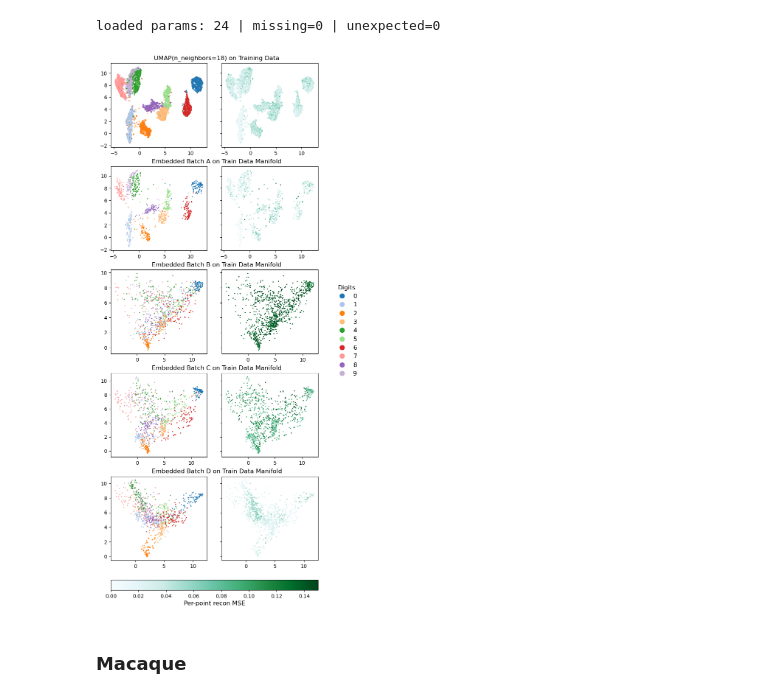
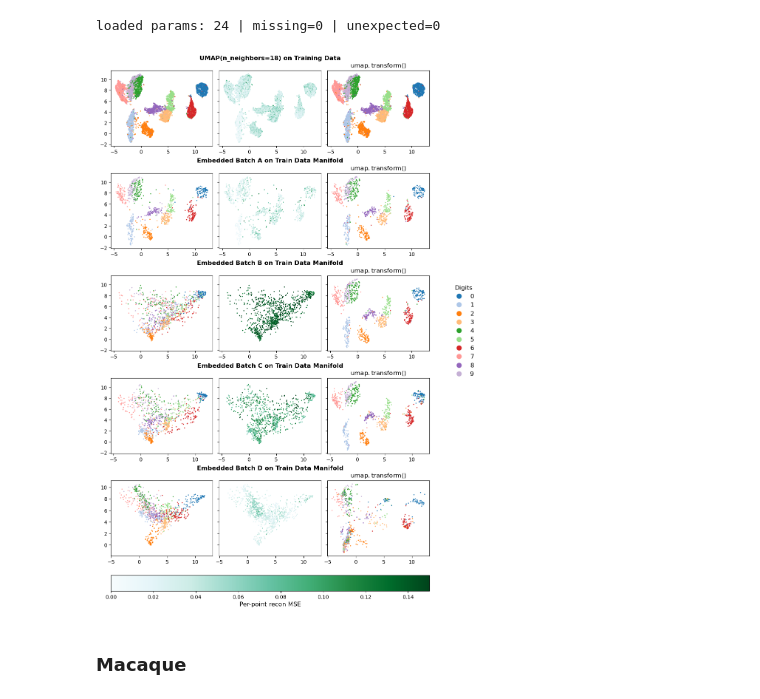
Before and after one commit to DataSlingers/MEDAL, a Jupyter notebook: notebooks/batch_embed.ipynb, the cells around one changed output. Cells and saved outputs as stored; diff of their text form; code cells hidden in the pictures.

```diff
--- a/notebooks/batch_embed.ipynb
+++ b/notebooks/batch_embed.ipynb
@@ -222,8 +223,7 @@ labs = mnist.target.values[:10000]
 test_data = mnist.data.values[10000:11000, :]
 test_labs = mnist.target.values[10000:11000]
 
-scaler = StandardScaler().fit(data)
-X = data/255
+X = data / 255.0
 X, X_A_ho, y, y_A_ho = train_test_split(X, labs, test_size=0.2, random_state=0)
 
 X_test = test_data / 255
@@ -300,12 +296,22 @@ C_recon_loss = np.mean((X_C_recon.detach().numpy() - X_C)**2, axis=1)
 X_D = X_D_aug_demo.reshape(-1, 784)
 X_D_recon, X_D_embed = student_umap(torch.tensor(X_D, dtype=torch.float32))
 D_recon_loss = np.mean((X_D_recon.detach().numpy() - X_D)**2, axis=1)
+# %%
+import joblib
+in_path = Path(PATH_PREFIX) / "models" / "mnist_umap_18_0.1_0.joblib"
+umap_model = joblib.load(in_path)
+
+X_umap_embed = umap_model.transform(X)
+X_A_umap_embed = umap_model.transform(X_A)
+X_B_umap_embed = umap_model.transform(X_B)
+X_C_umap_embed = umap_model.transform(X_C)
+X_D_umap_embed = umap_model.transform(X_D)
 # %%
 label_colors = [plt.get_cmap("tab20")(i) for i in range(10)]
 mnist_palette = {digit: col for digit, col in zip(y.value_counts().index, label_colors)}
 recon_cmap = sns.color_palette("BuGn", as_cmap=True)
 norm = plt.Normalize(vmin=0, vmax=0.15)
-fig, axes = plt.subplots(5, 2, figsize=(6,15), constrained_layout=True, sharex='row', sharey='row')
+fig, axes = plt.subplots(5, 3, figsize=(9,15), constrained_layout=True, sharex='row', sharey='row')
 axes_flat = axes.flatten()
 
 # 1st row
@@ -320,57 +326,78 @@ fig.legend(
     loc='center left', bbox_to_anchor=(1.05, 0.5),
     frameon=False, title='Digits', fontsize=12, markerscale=5, title_fontsize=12, ncol=1,
 )
-axes_flat[0].set_title('UMAP(n_neighbors=18) on Training Data', x=1.1)
+axes_flat[1].set_title('UMAP(n_neighbors=18) on Training Data', y=1.1, fontweight='bold')
 sns.scatterplot(
     x=student_embed_umap.detach().numpy()[:, 0], y=student_embed_umap.detach().numpy()[:, 1],hue=per_sample_recon,
     palette=recon_cmap, hue_norm=norm, s=4, linewidth=0, legend=False, rasterized=True,ax=axes_flat[1]
 )
+sns.scatterplot(
+    x=X_umap_embed[:, 0], y=X_umap_embed[:, 1],hue=y,
+    palette=mnist_palette, s=4, linewidth=0, legend=False, rasterized=True,ax=axes_flat[2]
+)
+axes_flat[2].set_title(r'$\mathrm{umap.transform()}$')
 
 # 2nd row
 sns.scatterplot(
     x=X_A_embed.detach().numpy()[:, 0], y=X_A_embed.detach().numpy()[:, 1],hue=y_demo,
-    palette=mnist_palette, s=4, linewidth=0, legend=False, rasterized=True, ax=axes_flat[2]
+    palette=mnist_palette, s=4, linewidth=0, legend=False, rasterized=True, ax=axes_flat[3]
 )
-axes_flat[2].set_title('Embedded Batch A on Train Data Manifold', x=1.1)
+axes_flat[4].set_title('Embedded Batch A on Train Data Manifold', y=1.1, fontweight='bold')
 sns.scatterplot(
     x=X_A_embed.detach().numpy()[:, 0], y=X_A_embed.detach().numpy()[:, 1],hue=A_recon_loss,
-    palette=recon_cmap, hue_norm=norm, s=4, linewidth=0, legend=False, rasterized=True, ax=axes_flat[3]
+    palette=recon_cmap, hue_norm=norm, s=4, linewidth=0, legend=False, rasterized=True, ax=axes_flat[4]
 )
+sns.scatterplot(
+    x=X_A_umap_embed[:, 0], y=X_A_umap_embed[:, 1],hue=y_demo,
+    palette=mnist_palette, s=4, linewidth=0, legend=False, rasterized=True, ax=axes_flat[5]
+)
+axes_flat[5].set_title(r'$\mathrm{umap.transform()}$')
 
 # 3rd row
 sns.scatterplot(
     x=X_B_embed.detach().numpy()[:, 0], y=X_B_embed.detach().numpy()[:, 1],hue=y_demo,
-    palette=mnist_palette, s=4, linewidth=0,  legend=False, ax=axes_flat[4])
+    palette=mnist_palette, s=4, linewidth=0,  legend=False, ax=axes_flat[6])
 sns.scatterplot(
     x=X_B_embed.detach().numpy()[:, 0], y=X_B_embed.detach().numpy()[:, 1],hue=B_recon_loss,
-    palette=recon_cmap, hue_norm=norm, s=4, linewidth=0,  legend=False, ax=axes_flat[5])
-axes_flat[4].set_title('Embedded Batch B on Train Data Manifold', x=1.1)
+    palette=recon_cmap, hue_norm=norm, s=4, linewidth=0,  legend=False, ax=axes_flat[7])
+axes_flat[7].set_title('Embedded Batch B on Train Data Manifold', y=1.1, fontweight='bold')
+sns.scatterplot(
+    x=X_B_umap_embed[:, 0], y=X_B_umap_embed[:, 1],hue=y_demo,
+    palette=mnist_palette, s=4, linewidth=0,  legend=False, ax=axes_flat[8])
+axes_flat[8].set_title(r'$\mathrm{umap.transform()}$')
 
 # 4th row
 sns.scatterplot(
     x=X_C_embed.detach().numpy()[:, 0], y=X_C_embed.detach().numpy()[:, 1],hue=y_demo,
-    palette=mnist_palette, s=4, linewidth=0,  legend=False, ax=axes_flat[6])
+    palette=mnist_palette, s=4, linewidth=0,  legend=False, ax=axes_flat[9])
 sns.scatterplot(
     x=X_C_embed.detach().numpy()[:, 0], y=X_C_embed.detach().numpy()[:, 1],hue=C_recon_loss,
-    palette=recon_cmap, hue_norm=norm, s=4, linewidth=0,  legend=False, ax=axes_flat[7])
-axes_flat[6].set_title('Embedded Batch C on Train Data Manifold', x=1.1)
+    palette=recon_cmap, hue_norm=norm, s=4, linewidth=0,  legend=False, ax=axes_flat[10])
+axes_flat[10].set_title('Embedded Batch C on Train Data Manifold', y=1.1, fontweight='bold')
+sns.scatterplot(
+    x=X_C_umap_embed[:, 0], y=X_C_umap_embed[:, 1], hue=y_demo,
+    palette=mnist_palette,s=4, linewidth=0,  legend=False, ax=axes_flat[11])
+axes_flat[11].set_title(r'$\mathrm{umap.transform()}$')
 
 # 5th row
 sns.scatterplot(
     x=X_D_embed.detach().numpy()[:, 0], y=X_D_embed.detach().numpy()[:, 1],hue=y_demo,
-    palette=mnist_palette, s=4, linewidth=0,  legend=False, ax=axes_flat[8])
+    palette=mnist_palette, s=4, linewidth=0,  legend=False, ax=axes_flat[12])
 sns.scatterplot(
     x=X_D_embed.detach().numpy()[:, 0], y=X_D_embed.detach().numpy()[:, 1],hue=D_recon_loss,
-    palette=recon_cmap, hue_norm=norm, s=4, linewidth=0,  legend=False, ax=axes_flat[9])
-axes_flat[8].set_title('Embedded Batch D on Train Data Manifold', x=1.1)
-
+    palette=recon_cmap, hue_norm=norm, s=4, linewidth=0,  legend=False, ax=axes_flat[13])
+axes_flat[13].set_title('Embedded Batch D on Train Data Manifold', y=1.1, fontweight='bold')
+sns.scatterplot(
+    x=X_D_umap_embed[:, 0], y=X_D_umap_embed[:, 1],hue=y_demo,
+    palette=mnist_palette, s=4, linewidth=0,  legend=False, ax=axes_flat[14])
+axes_flat[14].set_title(r'$\mathrm{umap.transform()}$')
 
 sm = plt.cm.ScalarMappable(cmap=recon_cmap, norm=norm)
 cb = fig.colorbar(sm, ax=axes, orientation="horizontal", fraction=0.05, pad=0.02)
 cb.set_label("Per-point recon MSE", fontsize=12)
 plt.show()
 # %% [output]
-[figure, old version]
+[figure, new version]
 # %% [markdown]
 ### Macaque
 # %%
```
Also changed, not shown: parts of 3 cells of this notebook, 4 other files.
